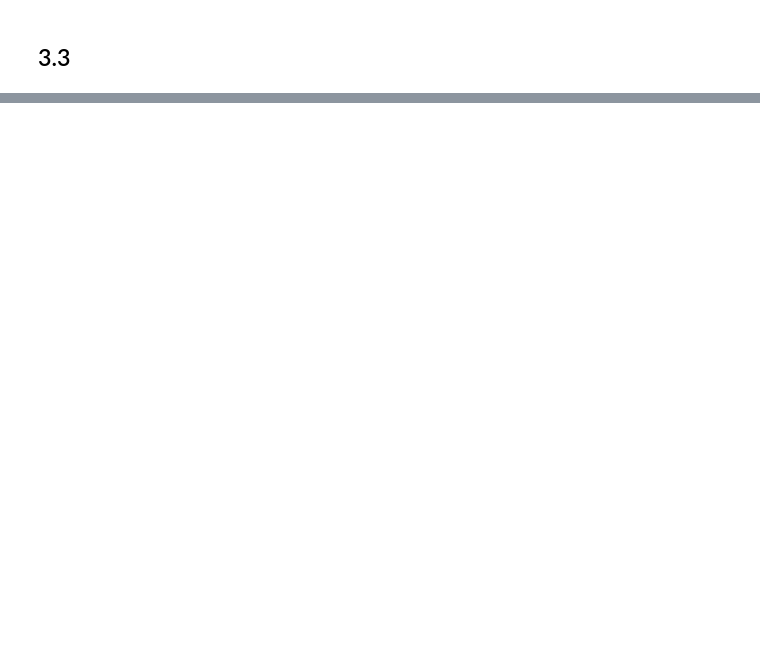
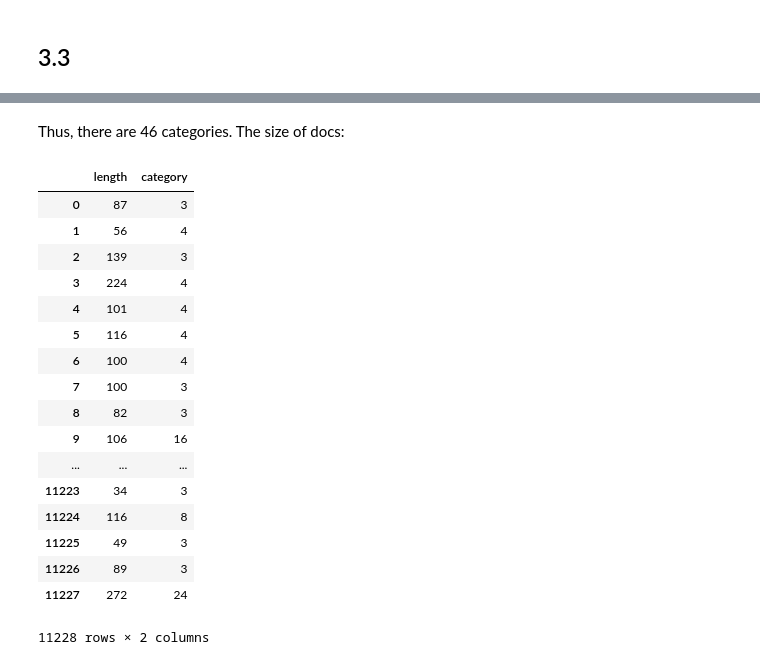
Before and after one commit to asnatm/NLPHW2, a Jupyter notebook: lstm.ipynb, the cells around one changed output, grey strips where cells are left out. Saved outputs shown, nothing was run; the diff lists cells and outputs as text; code cells hidden in the pictures; blank space fills up the shorter version.

```diff
--- a/lstm.ipynb
+++ b/lstm.ipynb
@@ -66,0 +151,23 @@ from reuters import load_data, get_word_index
+# %% [markdown]
+Thus, there are 46 categories. The size of docs:
+# %%
+df
+# %% [output]
+|  | length | category |
+| 0 | 87 | 3 |
+| 1 | 56 | 4 |
+| 2 | 139 | 3 |
+| 3 | 224 | 4 |
+| 4 | 101 | 4 |
+| 5 | 116 | 4 |
+| 6 | 100 | 4 |
+| 7 | 100 | 3 |
+| 8 | 82 | 3 |
+| 9 | 106 | 16 |
+| ... | ... | ... |
+| 11223 | 34 | 3 |
+| 11224 | 116 | 8 |
+| 11225 | 49 | 3 |
+| 11226 | 89 | 3 |
+| 11227 | 272 | 24 |
+11228 rows × 2 columns
```
Also changed, not shown: parts of 17 cells of this notebook.
